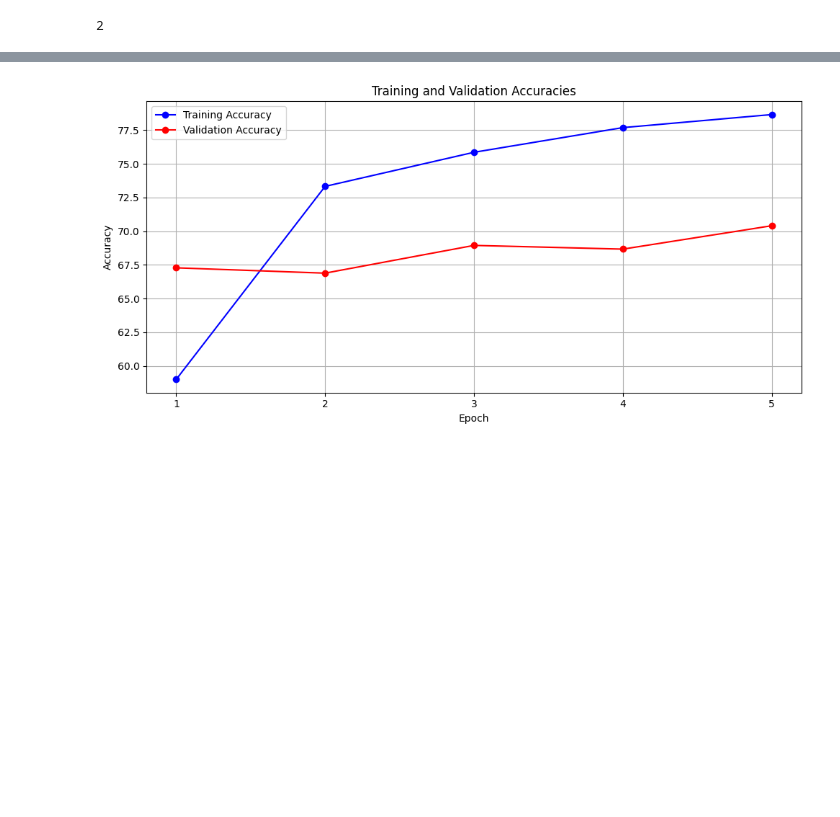
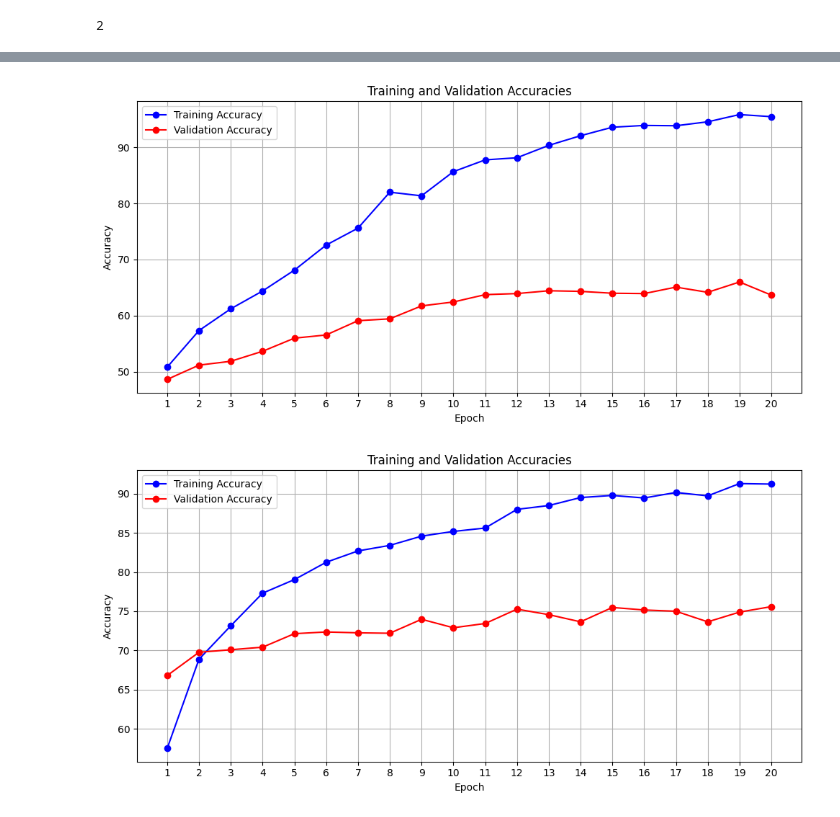
Before and after one commit to taihim/timeseries-transformer, a Jupyter notebook: playground/transformers(1).ipynb, the cells around one changed output, grey strips where cells are left out. Cells and saved outputs as stored; diff of their text form; code cells hidden in the pictures; blank space fills up the shorter version.

```diff
--- a/playground/transformers(1).ipynb
+++ b/playground/transformers(1).ipynb
@@ -18,7 +18,7 @@ root_url = "https://raw.githubusercontent.com/hfawaz/cd-diagram/master/FordA/"
 # %%
 from src.timeseries_transformer.datasets import DatasetBuilder
 # %%
-db = DatasetBuilder(split="train", use_k_fold=True, num_folds=10)
+db = DatasetBuilder(split="train", use_k_fold=True, num_folds=2)
 # %%
 db.shape
 # %% [output]
@@ -301,7 +302,7 @@ def train_one_epoch(epoch_index, train_data, val_data, model):
 
     return train_last_loss, train_acc, val_last_loss, val_acc
 # %%
-epochs = 5
+epochs = 20
 models = []
 losses = []
 accuracies = []
@@ -404,22 +395,24 @@ for loss in losses:
 # %%
 # Extracting training losses
-train_accs = [t[0].cpu() for t in accuracies[0]]
-val_accs = [t[1].cpu() for t in accuracies[0]]
+for accuracy in accuracies:
+  train_accs = [t[0].cpu() for t in accuracy]
+  val_accs = [t[1].cpu() for t in accuracy]
 
-# Creating index for x-axis
-indices = range(1, len(accuracies[0]) + 1)
+  # Creating index for x-axis
+  indices = range(1, len(accuracy) + 1)
 
-# Plotting
-plt.figure(figsize=(10, 5))
-plt.plot(indices, train_accs, marker='o', linestyle='-', color='b', label='Training Accuracy')
-plt.plot(indices, val_accs, marker='o', linestyle='-', color='r', label='Validation Accuracy')
-plt.title('Training and Validation Accuracies')
-plt.xlabel('Epoch')
-plt.ylabel('Accuracy')
-plt.xticks(indices)
-plt.legend()
-plt.grid(True)
-plt.tight_layout()
-plt.show()
+  # Plotting
+  plt.figure(figsize=(10, 5))
+  plt.plot(indices, train_accs, marker='o', linestyle='-', color='b', label='Training Accuracy')
+  plt.plot(indices, val_accs, marker='o', linestyle='-', color='r', label='Validation Accuracy')
+  plt.title('Training and Validation Accuracies')
+  plt.xlabel('Epoch')
+  plt.ylabel('Accuracy')
+  plt.xticks(indices)
+  plt.legend()
+  plt.grid(True)
+  plt.tight_layout()
+  plt.show()
 # %% [output]
-[figure, old version]
+[figure, new version]
+[figure, added]
```
Also changed, not shown: parts of 7 cells of this notebook, 2 other files.
